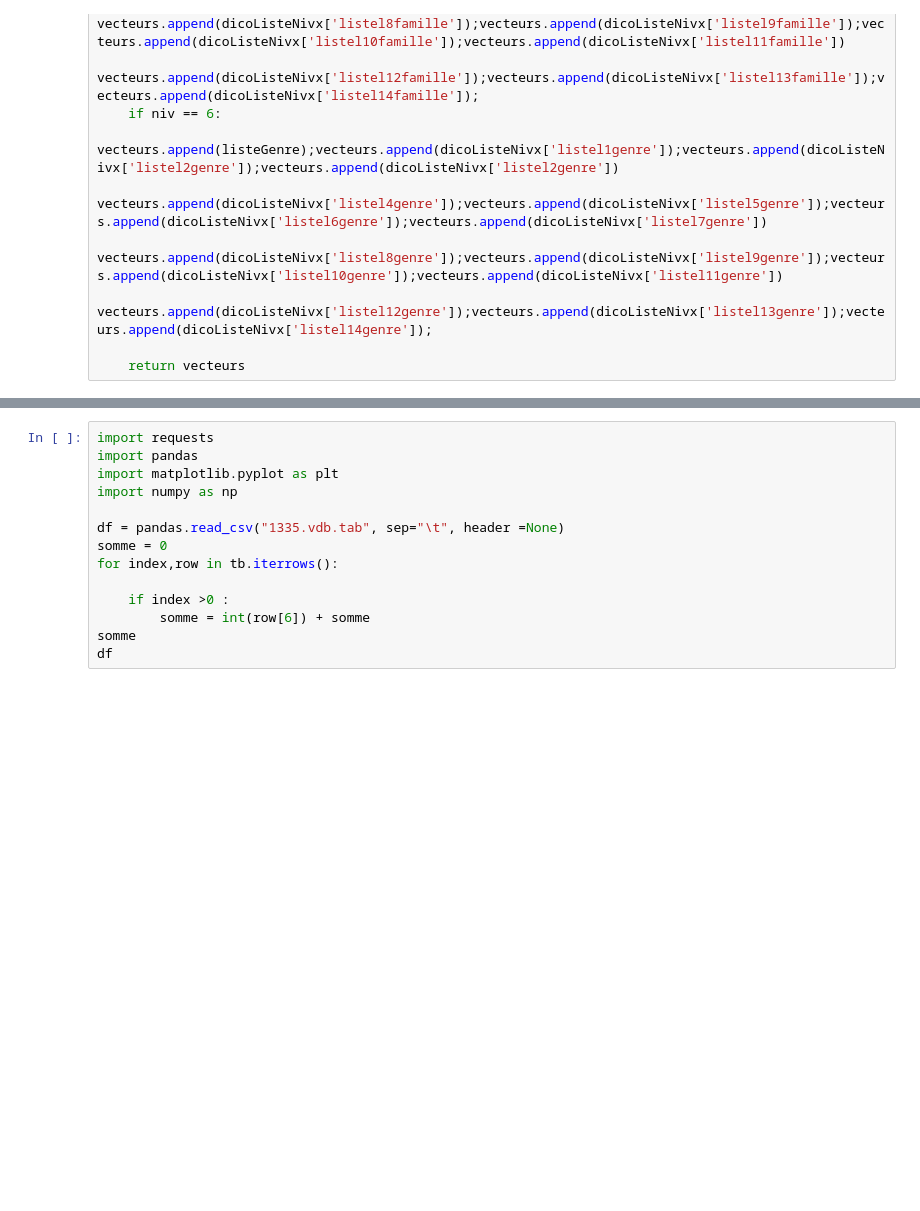
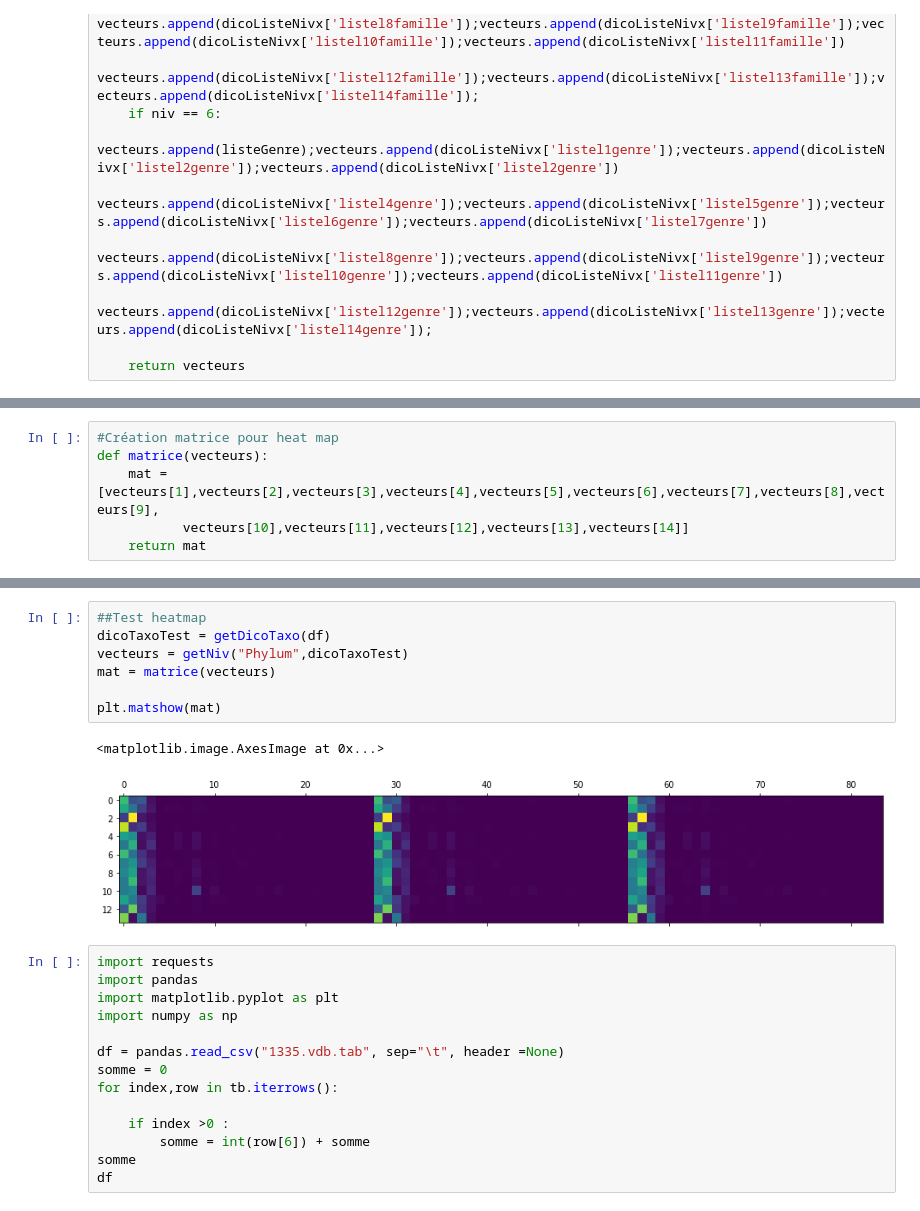
Before and after one commit to mmartelat/vdb_joha_marie, a Jupyter notebook: projetVdb.ipynb, the cells around one changed output, grey strips where cells are left out. Saved outputs shown, nothing was run; the diff lists cells and outputs as text; blank space fills up the shorter version.

```diff
--- a/projetVdb.ipynb
+++ b/projetVdb.ipynb
@@ -243,3 +291,9 @@ def getNiv(niveau,dicoTaxo):
+# %%
+#Création matrice pour heat map
+def matrice(vecteurs):
+    mat = [vecteurs[1],vecteurs[2],vecteurs[3],vecteurs[4],vecteurs[5],vecteurs[6],vecteurs[7],vecteurs[8],vecteurs[9],
+           vecteurs[10],vecteurs[11],vecteurs[12],vecteurs[13],vecteurs[14]]
+    return mat
 # %%
 import matplotlib.pyplot as plt
 
@@ -272,3 +327,13 @@ plt.show()
+# %%
+##Test heatmap
+dicoTaxoTest = getDicoTaxo(df)
+vecteurs = getNiv("Phylum",dicoTaxoTest)
+mat = matrice(vecteurs)
+
+plt.matshow(mat)
+# %% [output]
+<matplotlib.image.AxesImage at 0x...>
+[figure, added]
 # %%
 import requests
 import pandas
```
Also changed, not shown: parts of 2 cells of this notebook.
